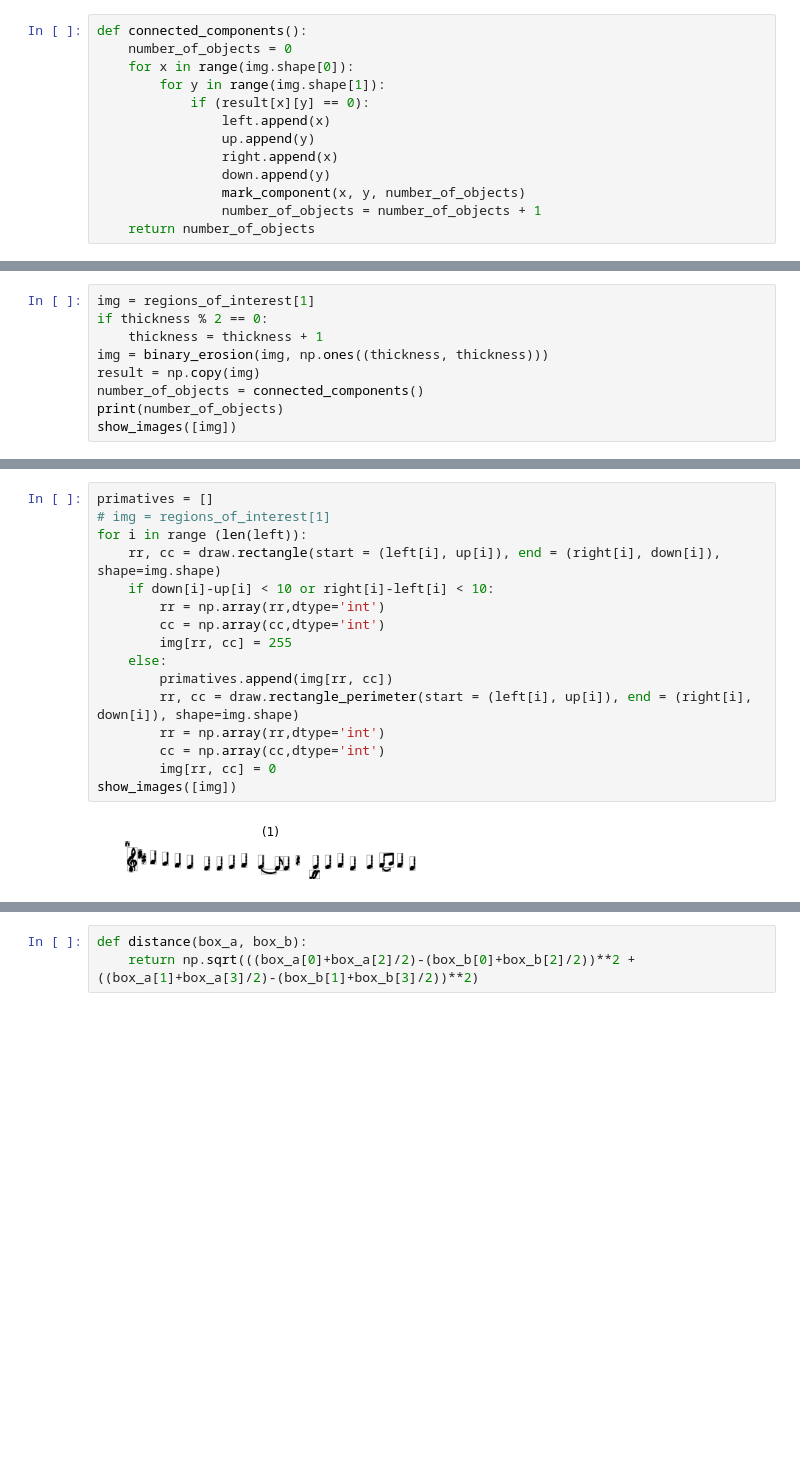
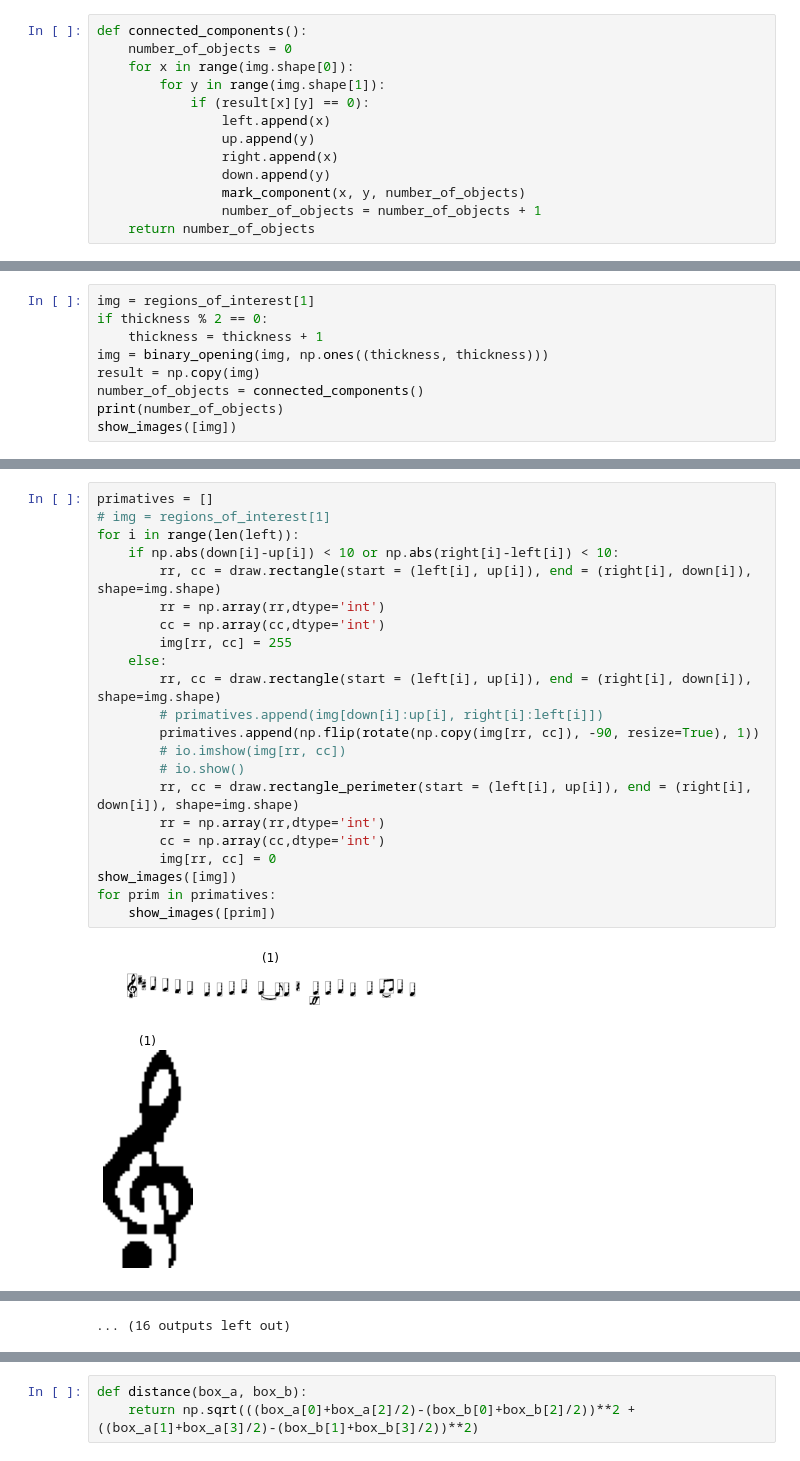
Before and after one commit to aashrafh/Mozart, a Jupyter notebook: omr3.ipynb, the cells around one changed output, grey strips where cells are left out. Cells and saved outputs as stored; diff of their text form; blank space fills up the shorter version.

```diff
--- a/omr3.ipynb
+++ b/omr3.ipynb
@@ -204,7 +245,7 @@ def connected_components():
 img = regions_of_interest[1]
 if thickness % 2 == 0:
     thickness = thickness + 1
-img = binary_erosion(img, np.ones((thickness, thickness)))
+img = binary_opening(img, np.ones((thickness, thickness)))
 result = np.copy(img)
 number_of_objects = connected_components()
 print(number_of_objects)
@@ -215,18 +256,25 @@ show_images([img])
 # %%
 primatives = []
 # img = regions_of_interest[1]
-for i in range (len(left)):
-    rr, cc = draw.rectangle(start = (left[i], up[i]), end = (right[i], down[i]), shape=img.shape)
-    if down[i]-up[i] < 10 or right[i]-left[i] < 10:
+for i in range(len(left)):
+    if np.abs(down[i]-up[i]) < 10 or np.abs(right[i]-left[i]) < 10:
+        rr, cc = draw.rectangle(start = (left[i], up[i]), end = (right[i], down[i]), shape=img.shape)
         rr = np.array(rr,dtype='int')
         cc = np.array(cc,dtype='int')
         img[rr, cc] = 255
     else:
-        primatives.append(img[rr, cc])
+        rr, cc = draw.rectangle(start = (left[i], up[i]), end = (right[i], down[i]), shape=img.shape)
+        # primatives.append(img[down[i]:up[i], right[i]:left[i]])
+        primatives.append(np.flip(rotate(np.copy(img[rr, cc]), -90, resize=True), 1))
+        # io.imshow(img[rr, cc])
+        # io.show()
         rr, cc = draw.rectangle_perimeter(start = (left[i], up[i]), end = (right[i], down[i]), shape=img.shape)
         rr = np.array(rr,dtype='int')
         cc = np.array(cc,dtype='int')
         img[rr, cc] = 0
 show_images([img])
+for prim in primatives:
+    show_images([prim])
 # %% [output]
-[figure, old version]
+[figure, new version]
+[figure, added]
@@ -233,3 +291,4 @@ show_images([img])
+... (16 outputs left out)
 # %%
 '''
 Match Template technique has the disadvantage of that it's orientation and scale variant so we make pre-processing techniques to get all images in the same orientation and use multiscaling technique in matching and take the maximum correlation cooefecients
```
Also changed, not shown: parts of 10 cells of this notebook, 2 other files.
